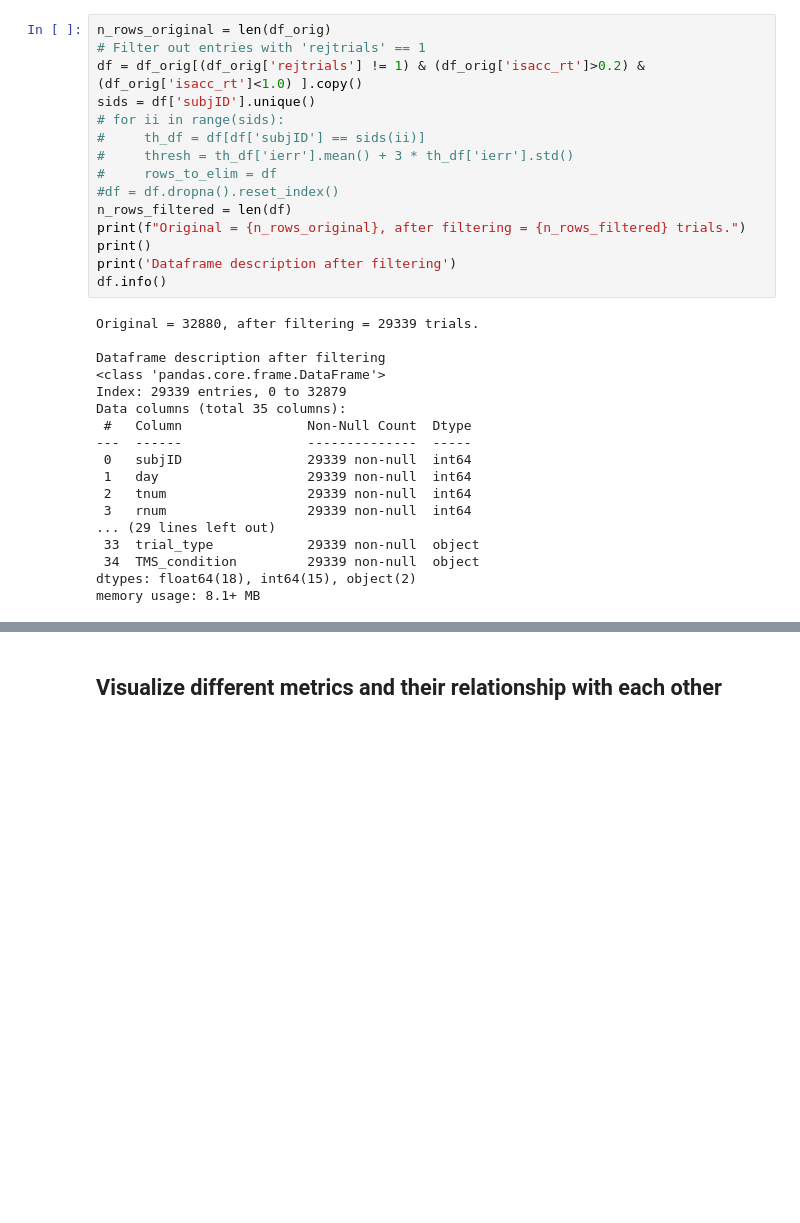
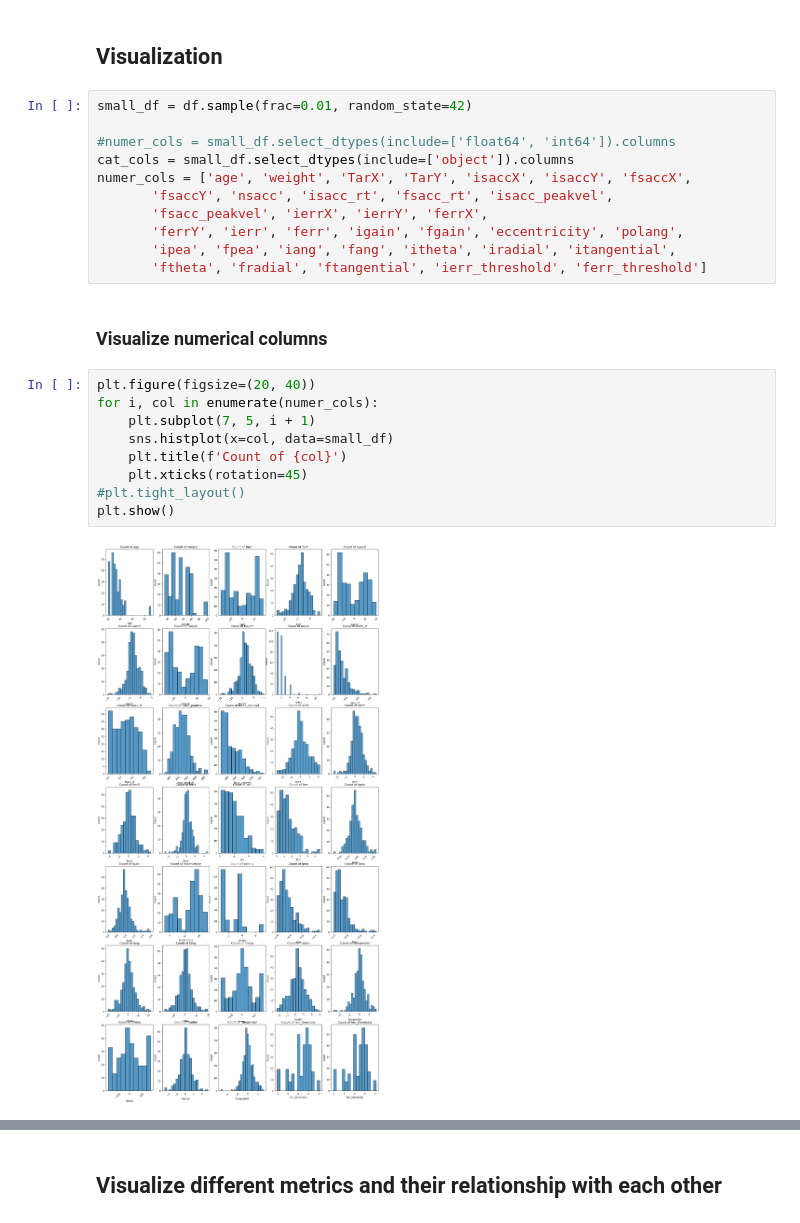
Before and after one commit to mindemory/mgs_stimul, a Jupyter notebook: mgsAnalysis/analysisEye/main.ipynb, the cells around one changed output, grey strips where cells are left out. Drawn from its saved outputs; the diff is of its cells as text; blank space fills up the shorter version.

```diff
--- a/mgsAnalysis/analysisEye/main.ipynb
+++ b/mgsAnalysis/analysisEye/main.ipynb
@@ -71,33 +155,26 @@ df_orig.describe(include=object)
-# %%
-n_rows_original = len(df_orig)
-# Filter out entries with 'rejtrials' == 1
-df = df_orig[(df_orig['rejtrials'] != 1) & (df_orig['isacc_rt']>0.2) & (df_orig['isacc_rt']<1.0) ].copy()
-sids = df['subjID'].unique()
-# for ii in range(sids):
-#     th_df = df[df['subjID'] == sids(ii)]
-#     thresh = th_df['ierr'].mean() + 3 * th_df['ierr'].std()
-#     rows_to_elim = df
-#df = df.dropna().reset_index()
-n_rows_filtered = len(df)
-print(f"Original = {n_rows_original}, after filtering = {n_rows_filtered} trials.")
-print()
-print('Dataframe description after filtering')
-df.info()
-# %% [output]
-Original = 32880, after filtering = 29339 trials.
-
-Dataframe description after filtering
-<class 'pandas.core.frame.DataFrame'>
-Index: 29339 entries, 0 to 32879
-Data columns (total 35 columns):
- #   Column                Non-Null Count  Dtype
----  ------                --------------  -----
- 0   subjID                29339 non-null  int64
- 1   day                   29339 non-null  int64
- 2   tnum                  29339 non-null  int64
- 3   rnum                  29339 non-null  int64
-... (29 lines left out)
- 33  trial_type            29339 non-null  object
- 34  TMS_condition         29339 non-null  object
-dtypes: float64(18), int64(15), object(2)
-memory usage: 8.1+ MB
+# %% [markdown]
+## Visualization
+# %%
+small_df = df.sample(frac=0.01, random_state=42)
+
+#numer_cols = small_df.select_dtypes(include=['float64', 'int64']).columns
+cat_cols = small_df.select_dtypes(include=['object']).columns
+numer_cols = ['age', 'weight', 'TarX', 'TarY', 'isaccX', 'isaccY', 'fsaccX',
+       'fsaccY', 'nsacc', 'isacc_rt', 'fsacc_rt', 'isacc_peakvel',
+       'fsacc_peakvel', 'ierrX', 'ierrY', 'ferrX',
+       'ferrY', 'ierr', 'ferr', 'igain', 'fgain', 'eccentricity', 'polang',
+       'ipea', 'fpea', 'iang', 'fang', 'itheta', 'iradial', 'itangential',
+       'ftheta', 'fradial', 'ftangential', 'ierr_threshold', 'ferr_threshold']
+# %% [markdown]
+### Visualize numerical columns
+# %%
+plt.figure(figsize=(20, 40))
+for i, col in enumerate(numer_cols):
+    plt.subplot(7, 5, i + 1)
+    sns.histplot(x=col, data=small_df)
+    plt.title(f'Count of {col}')
+    plt.xticks(rotation=45)
+#plt.tight_layout()
+plt.show()
+# %% [output]
+[figure, added]
```
Also changed, not shown: parts of 26 cells of this notebook, 1 other file.
